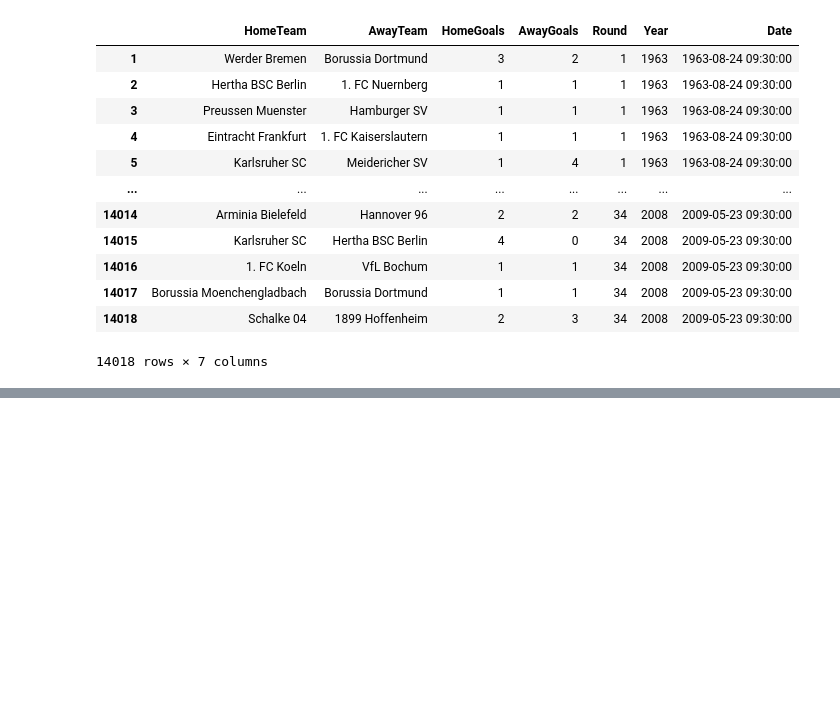
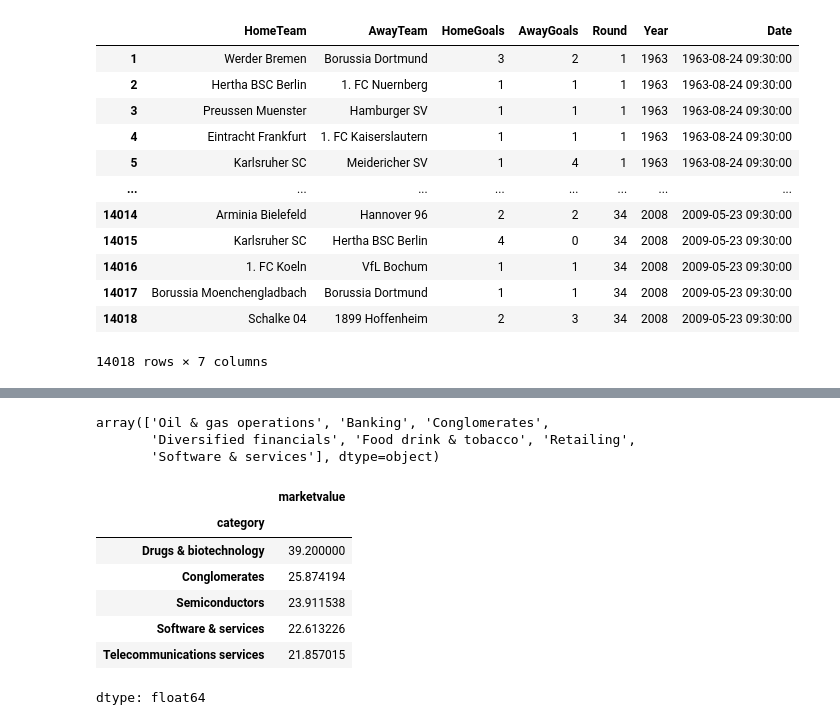
Before and after one commit to dsreliete/Womakerscode-DA-desafio_squad, a Jupyter notebook: desafio1.ipynb, the cells around one changed output, grey strips where cells are left out. Cells and saved outputs as stored; diff of their text form; code cells hidden in the pictures; blank space fills up the shorter version.

```diff
--- a/desafio1.ipynb
+++ b/desafio1.ipynb
@@ -260,0 +293,23 @@ df_bundesliga
+# %%
+# 2. Construa uma tabela com as TOP 10 empresas mais lucrativas da lista.
+
+top10 = df_forbes.nlargest(10, 'profits')
+top10['category'].unique()
+# %% [output]
+array(['Oil & gas operations', 'Banking', 'Conglomerates',
+       'Diversified financials', 'Food drink & tobacco', 'Retailing',
+       'Software & services'], dtype=object)
+# %%
+# 3. Qual a média de valores de empresa das cinco categorias mais valiosas?
+
+df_5 = df_forbes.groupby('category')['marketvalue'].mean()
+df_5.sort_values(ascending=False).head(5)
+# %% [output]
+|  | marketvalue |
+| category |  |
+| Drugs & biotechnology | 39.200000 |
+| Conglomerates | 25.874194 |
+| Semiconductors | 23.911538 |
+| Software & services | 22.613226 |
+| Telecommunications services | 21.857015 |
+dtype: float64
```
Also changed, not shown: parts of 7 cells of this notebook.
